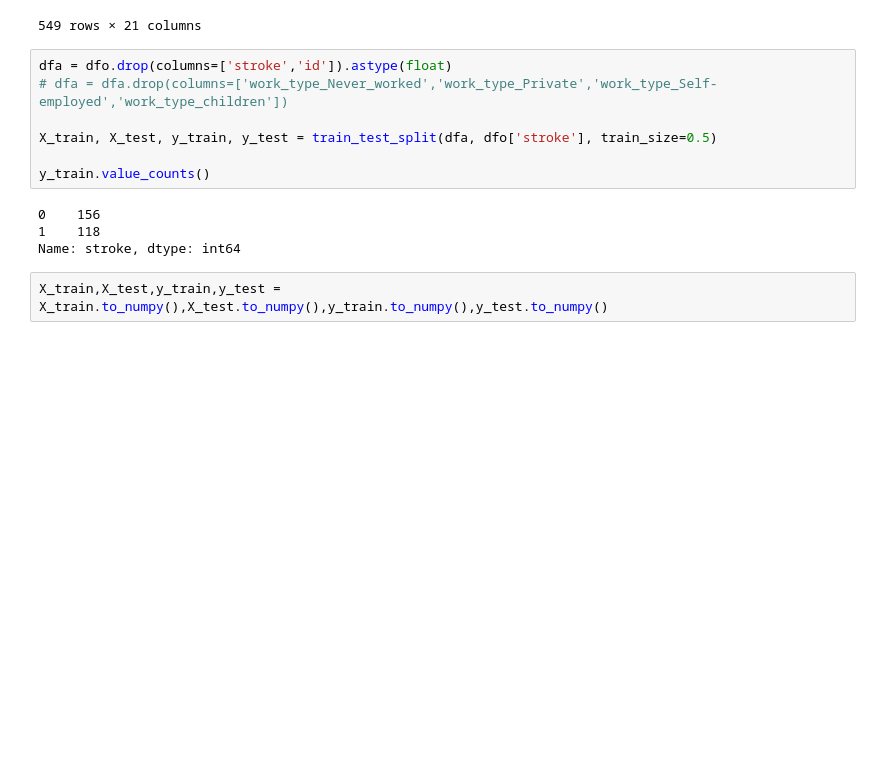
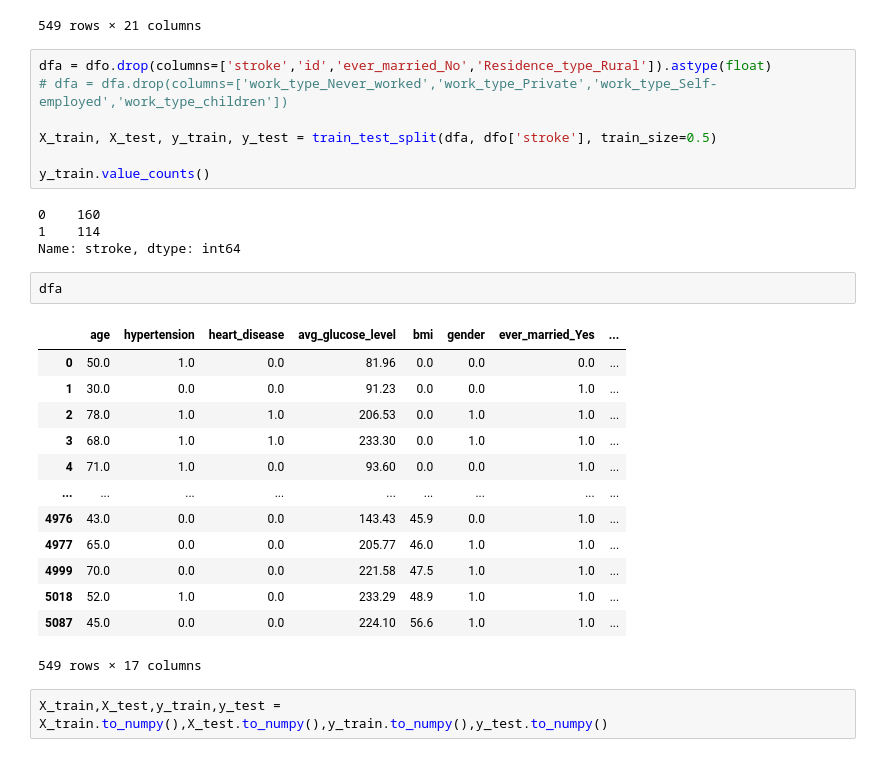
Before and after one commit to P-ASilva/stroke-classifier-evaluation, a Jupyter notebook: demo.ipynb, the cells around one changed output. Cells and saved outputs as stored; diff of their text form; blank space fills up the shorter version.

```diff
--- a/demo.ipynb
+++ b/demo.ipynb
@@ -80,16 +80,32 @@ dfo
 | 5087 | 41069 | 45.0 | 0 | 0 | 224.10 | 56.6 | 1 | 1 | ... |
 549 rows × 21 columns
 # %%
-dfa = dfo.drop(columns=['stroke','id']).astype(float)
+dfa = dfo.drop(columns=['stroke','id','ever_married_No','Residence_type_Rural']).astype(float)
 # dfa = dfa.drop(columns=['work_type_Never_worked','work_type_Private','work_type_Self-employed','work_type_children'])
 
 X_train, X_test, y_train, y_test = train_test_split(dfa, dfo['stroke'], train_size=0.5)
 
 y_train.value_counts()
 # %% [output]
-0    156
-1    118
+0    160
+1    114
 Name: stroke, dtype: int64
+# %%
+dfa
+# %% [output]
+|  | age | hypertension | heart_disease | avg_glucose_level | bmi | gender | ever_married_Yes | ... |
+| 0 | 50.0 | 1.0 | 0.0 | 81.96 | 0.0 | 0.0 | 0.0 | ... |
+| 1 | 30.0 | 0.0 | 0.0 | 91.23 | 0.0 | 0.0 | 1.0 | ... |
+| 2 | 78.0 | 1.0 | 1.0 | 206.53 | 0.0 | 1.0 | 1.0 | ... |
+| 3 | 68.0 | 1.0 | 1.0 | 233.30 | 0.0 | 1.0 | 1.0 | ... |
+| 4 | 71.0 | 1.0 | 0.0 | 93.60 | 0.0 | 0.0 | 1.0 | ... |
+| ... | ... | ... | ... | ... | ... | ... | ... | ... |
+| 4976 | 43.0 | 0.0 | 0.0 | 143.43 | 45.9 | 0.0 | 1.0 | ... |
+| 4977 | 65.0 | 0.0 | 0.0 | 205.77 | 46.0 | 1.0 | 1.0 | ... |
+| 4999 | 70.0 | 0.0 | 0.0 | 221.58 | 47.5 | 1.0 | 1.0 | ... |
+| 5018 | 52.0 | 1.0 | 0.0 | 233.29 | 48.9 | 1.0 | 1.0 | ... |
+| 5087 | 45.0 | 0.0 | 0.0 | 224.10 | 56.6 | 1.0 | 1.0 | ... |
+549 rows × 17 columns
 # %%
 X_train,X_test,y_train,y_test = X_train.to_numpy(),X_test.to_numpy(),y_train.to_numpy(),y_test.to_numpy()
 # %%
```
Also changed, not shown: parts of 2 cells of this notebook.
